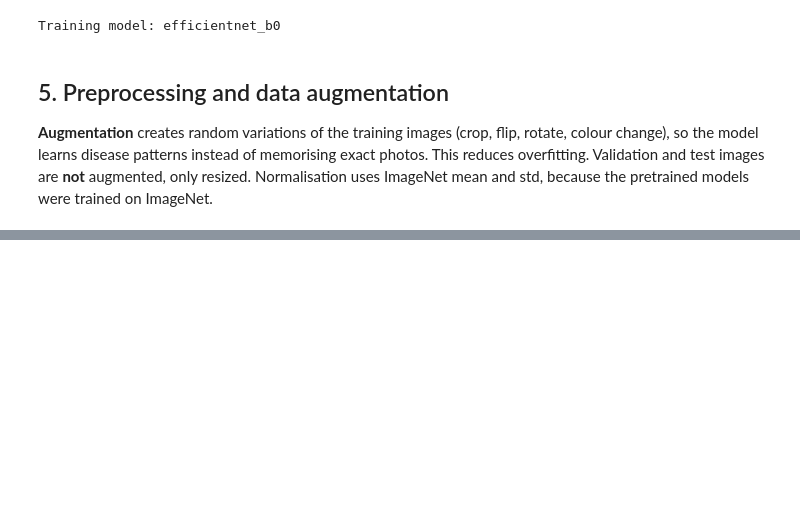
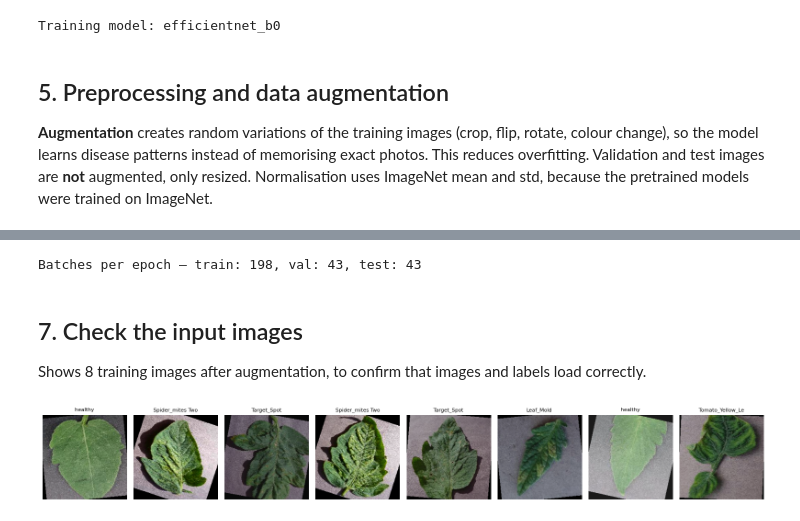
Before and after one commit to Ranjitkumarmuduli/tomato-disease-detection, a Jupyter notebook: 02_train.ipynb, the cells around one changed output, grey strips where cells are left out. Saved outputs shown, nothing was run; the diff lists cells and outputs as text; code cells hidden in the pictures; blank space fills up the shorter version.

```diff
--- a/02_train.ipynb
+++ b/02_train.ipynb
@@ -77,3 +77,16 @@ Training model: efficientnet_b0
 so the model learns disease patterns instead of memorising exact photos. This reduces overfitting.
 Validation and test images are **not** augmented, only resized.
 Normalisation uses ImageNet mean and std, because the pretrained models were trained on ImageNet.
+# %%
+MEAN, STD = (0.485, 0.456, 0.406), (0.229, 0.224, 0.225)   # ImageNet statistics
+
+train_tf = T.Compose([
+    T.RandomResizedCrop(IMG_SIZE, scale=(0.7, 1.0)),  # random zoom / crop
+    T.RandomHorizontalFlip(),                          # mirror left-right
+    T.RandomVerticalFlip(),                            # mirror top-bottom
+    T.RandomRotation(20),                              # rotate up to ±20 degrees
+    T.ColorJitter(0.2, 0.2, 0.2),                      # vary brightness, contrast, saturation
+    T.ToTensor(),                                      # image -> numbers (tensor)
+    T.Normalize(MEAN, STD),                            # scale like ImageNet
+])
+eval_tf = T.Compose([T.Resize((IMG_SIZE, IMG_SIZE)), T.ToTensor(), T.Normalize(MEAN, STD)])
@@ -79,0 +97,32 @@ Normalisation uses ImageNet mean and std, because the pretrained models were tra
+# %%
+class TomatoLeafDataset(Dataset):
+    def __init__(self, csv_file, transform):
+        self.data = pd.read_csv(csv_file)   # columns: relpath, label, class
+        self.transform = transform
+    def __len__(self):
+        return len(self.data)
+    def __getitem__(self, i):
+        row = self.data.iloc[i]
+        img = Image.open(f"{ROOT}/{row.relpath}").convert("RGB")
+        return self.transform(img), int(row.label)
+
+loader_args = dict(batch_size=BATCH_SIZE, num_workers=2, pin_memory=True)
+train_dl = DataLoader(TomatoLeafDataset(f"{PROJ}/splits/train.csv", train_tf), shuffle=True, drop_last=True, **loader_args)
+val_dl   = DataLoader(TomatoLeafDataset(f"{PROJ}/splits/val.csv",   eval_tf), **loader_args)
+test_dl  = DataLoader(TomatoLeafDataset(f"{PROJ}/splits/test.csv",  eval_tf), **loader_args)
+
+print(f"Batches per epoch – train: {len(train_dl)}, val: {len(val_dl)}, test: {len(test_dl)}")
+# %% [output]
+Batches per epoch – train: 198, val: 43, test: 43
+# %% [markdown]
+## 7. Check the input images
+Shows 8 training images after augmentation, to confirm that images and labels load correctly.
+# %%
+images, labels = next(iter(train_dl))                   # one batch
+fig, axes = plt.subplots(1, 8, figsize=(16, 2.6))
+for ax, img, lab in zip(axes, images[:8], labels[:8]):
+    img = img.permute(1, 2, 0).numpy() * STD + MEAN     # undo normalisation for display
+    ax.imshow(img.clip(0, 1)); ax.set_title(CLASSES[lab][:16], fontsize=8); ax.axis("off")
+plt.tight_layout(); plt.savefig(f"{PROJ}/figures/augmented_samples.png", dpi=200); plt.show()
+# %% [output]
+[figure, added]
```
Also changed, not shown: parts of 11 cells of this notebook.
